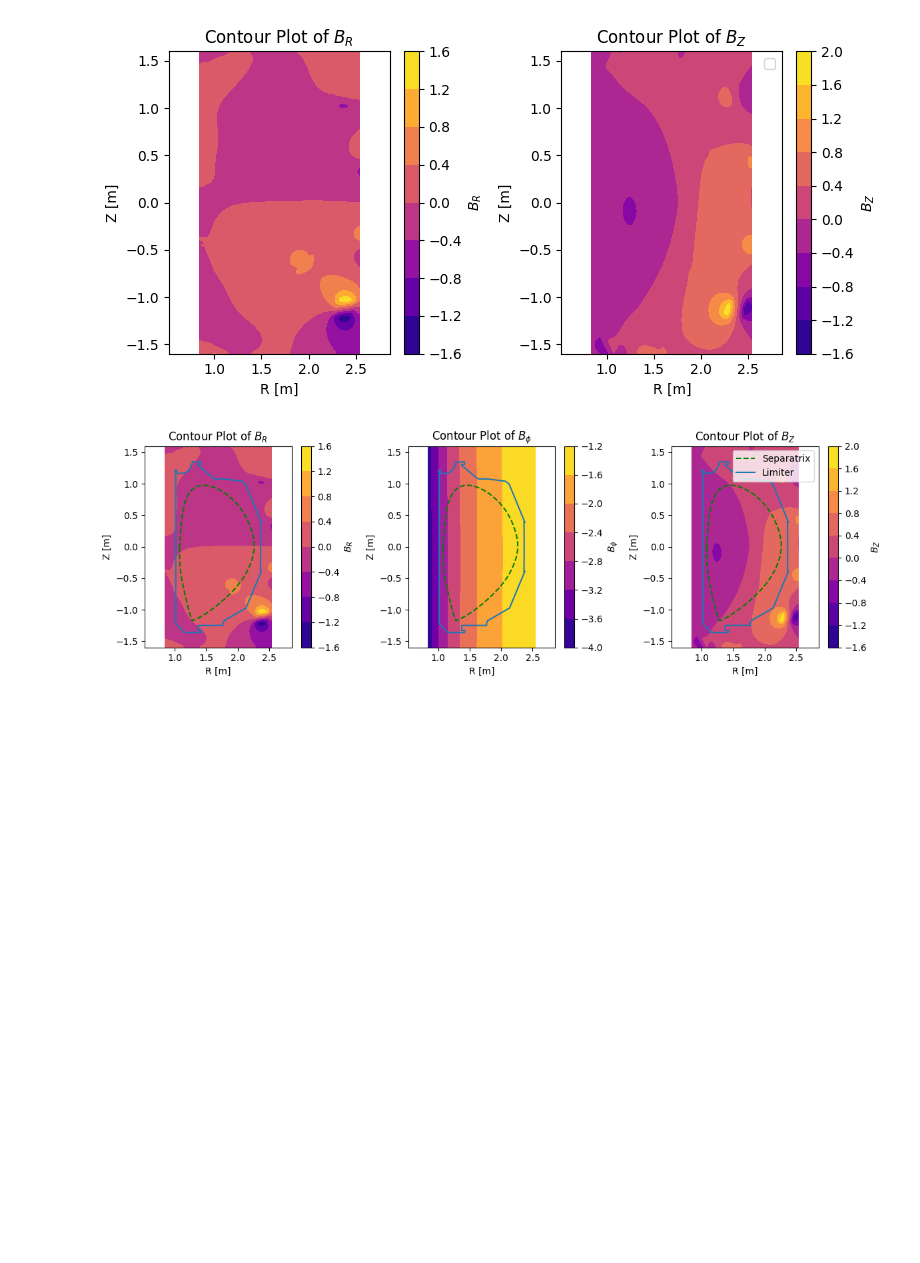
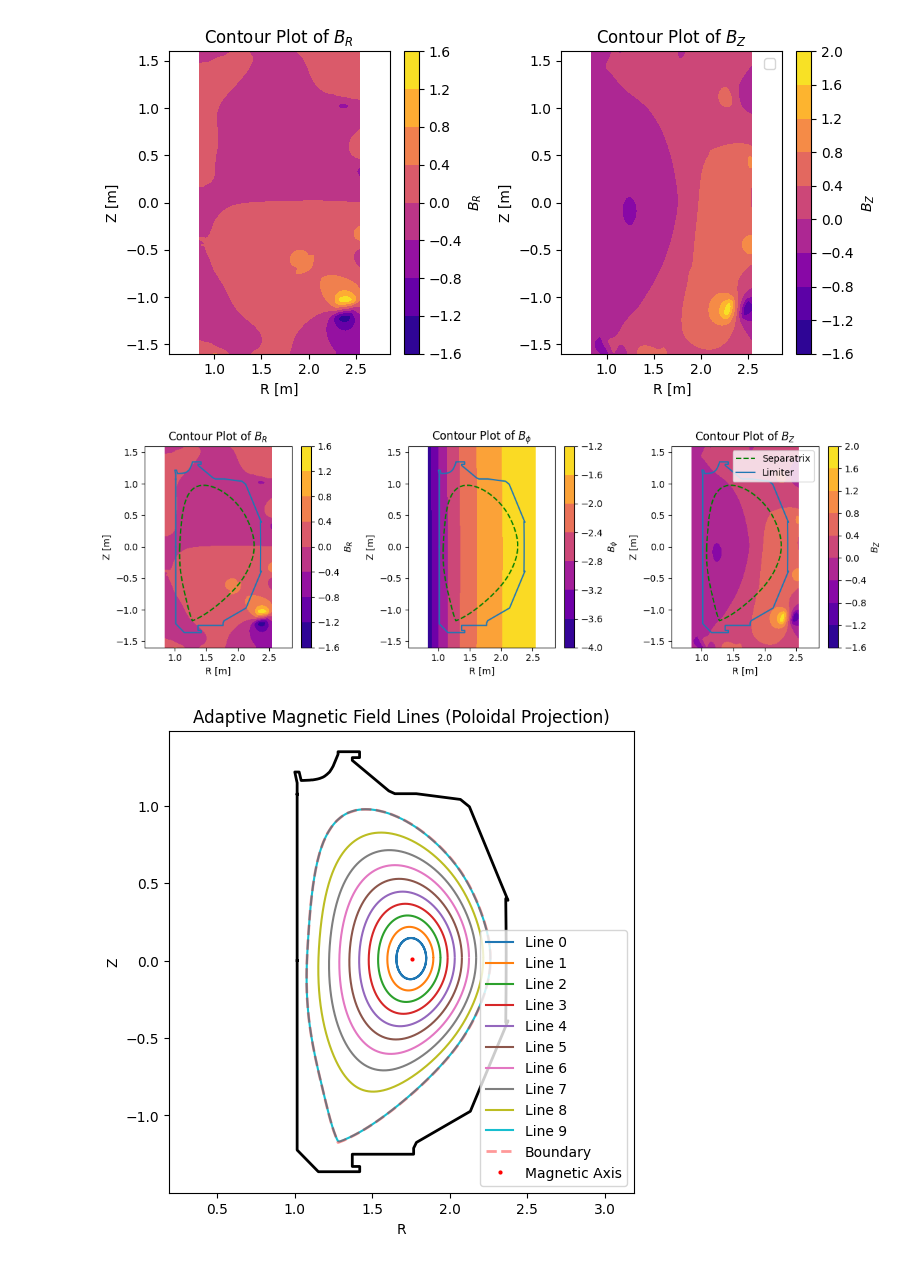
Before and after one commit to swarajsao1/Plasma, a Jupyter notebook: PoloidalTracing.ipynb, the cells around one changed output. Cells and saved outputs as stored; diff of their text form; code cells hidden in the pictures; blank space fills up the shorter version.

Commit message:
Poloidal Flux Tracing Added.

```diff
--- a/PoloidalTracing.ipynb
+++ b/PoloidalTracing.ipynb
@@ -166,0 +172,88 @@ plt.show()
+# %%
+def RK4(F, r_current, z_current, h):
+  k1r, k1z = F(r_current, z_current)
+  k2r, k2z = F(r_current + 0.5*h*k1r, z_current + 0.5*h*k1z)
+  k3r, k3z = F(r_current + 0.5*h*k2r, z_current + 0.5*h*k2z)
+  k4r, k4z = F(r_current + h*k3r, z_current + h*k3z)
+
+  r_new = r_current + (h/6)*(k1r + 2*k2r + 2*k3r + k4r)
+  z_new = z_current + (h/6)*(k1z + 2*k2z + 2*k3z + k4z)
+  return r_new, z_new
+# %%
+from scipy.interpolate import RegularGridInterpolator
+
+r_start = np.linspace(g.rmagx + 0.09, g.rbdry.max() - 0.0001, 10)
+z_start = g.zmaxis
+tolerance = 1e-2
+initial_h = -0.001
+
+psi_interp = RegularGridInterpolator((r_coords, z_coords), g.psi)
+
+r_trajectory = []
+z_trajectory = []
+
+plt.figure(figsize=(6,6))
+
+for i, r_initial in enumerate(r_start):
+    r_current = r_initial
+    z_current = z_start
+
+    psi_start = psi_interp(np.array([[r_current, z_current]]))[0]
+
+    r_trajectory.append([r_current])
+    z_trajectory.append([z_current])
+
+    max_step = 50000
+    step_count = 0
+
+
+    while (step_count < max_step):
+
+        psi_current = psi_interp(np.array([[r_current, z_current]]))[0]
+
+        step_count += 1
+        h_current_step = initial_h
+
+        # Adaptive step refinement loop
+        refined_step_found = False
+        for _ in range(15):
+            r_new_candidate, z_new_candidate = RK4(F, r_current, z_current, h_current_step)
+
+            psi_new = psi_interp(np.array([[r_new_candidate, z_new_candidate]]))[0]
+
+            if abs(psi_new - psi_start) < tolerance:
+                r_new, z_new = r_new_candidate, z_new_candidate
+                refined_step_found = True
+                break
+            else:
+                h_current_step /= 2.0
+                if h_current_step < 1e-7:
+                    r_new, z_new = r_new_candidate, z_new_candidate
+                    refined_step_found = True
+                    break
+
+        if step_count >1000:
+          if  abs(r_initial - r_new) < 1e-4:
+            break
+
+        r_current, z_current = r_new, z_new
+
+        r_trajectory[i].append(r_new)
+        z_trajectory[i].append(z_new)
+
+
+
+    plt.plot(r_trajectory[i], z_trajectory[i], label=f"Line {i}")
+
+plt.plot(g.rbbbs, g.zbbbs, 'r--', linewidth=2, alpha=0.4, label='Boundary')
+plt.plot(g.rmaxis, g.zmaxis, 'ro', markersize=2, label='Magnetic Axis')
+plt.plot(g.rlim, g.zlim, 'k', linewidth=2)
+plt.axis('equal')
+plt.xlabel("R")
+plt.ylabel("Z")
+plt.title("Adaptive Magnetic Field Lines (Poloidal Projection)")
+plt.legend()
+plt.savefig('Adaptive RK')
+plt.show()
+# %% [output]
+[figure, added]
```
Also changed, not shown: parts of 1 cell of this notebook.
